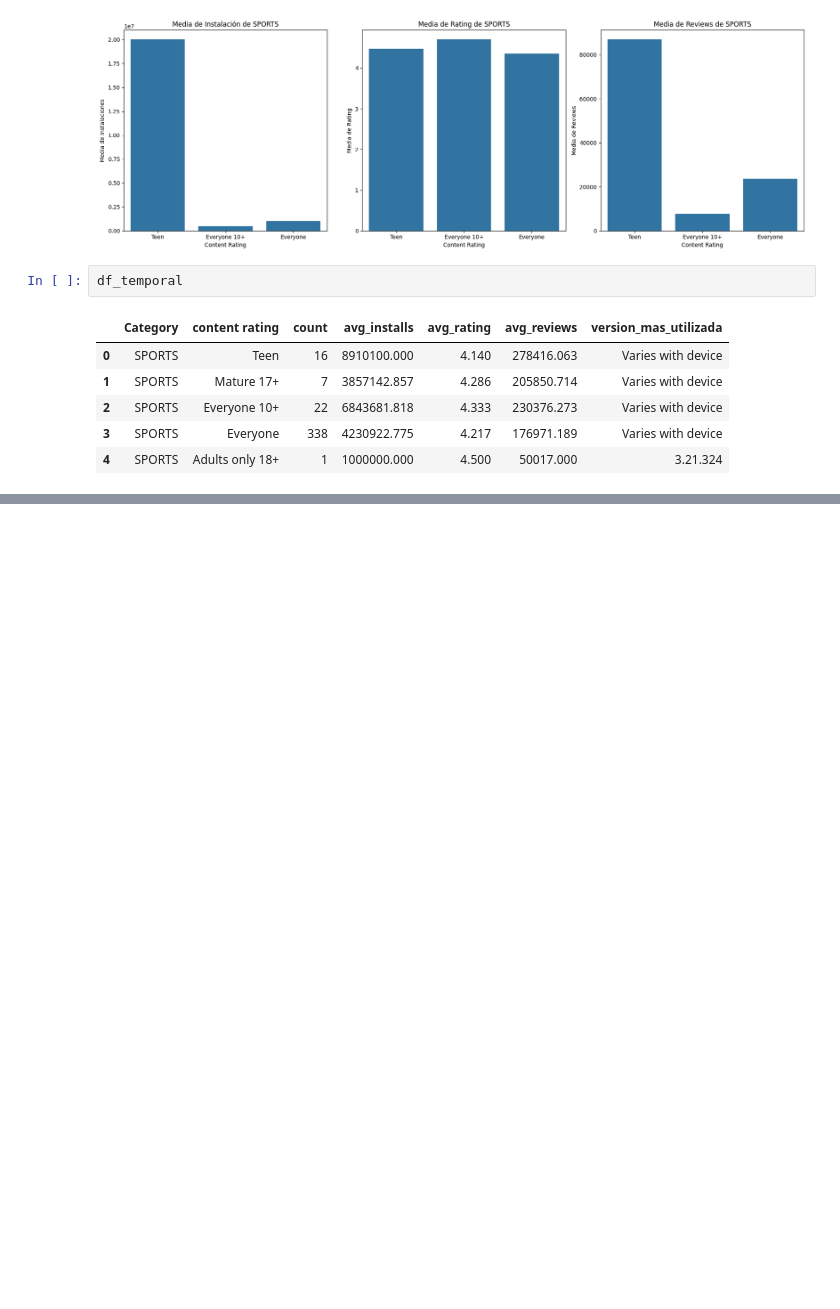
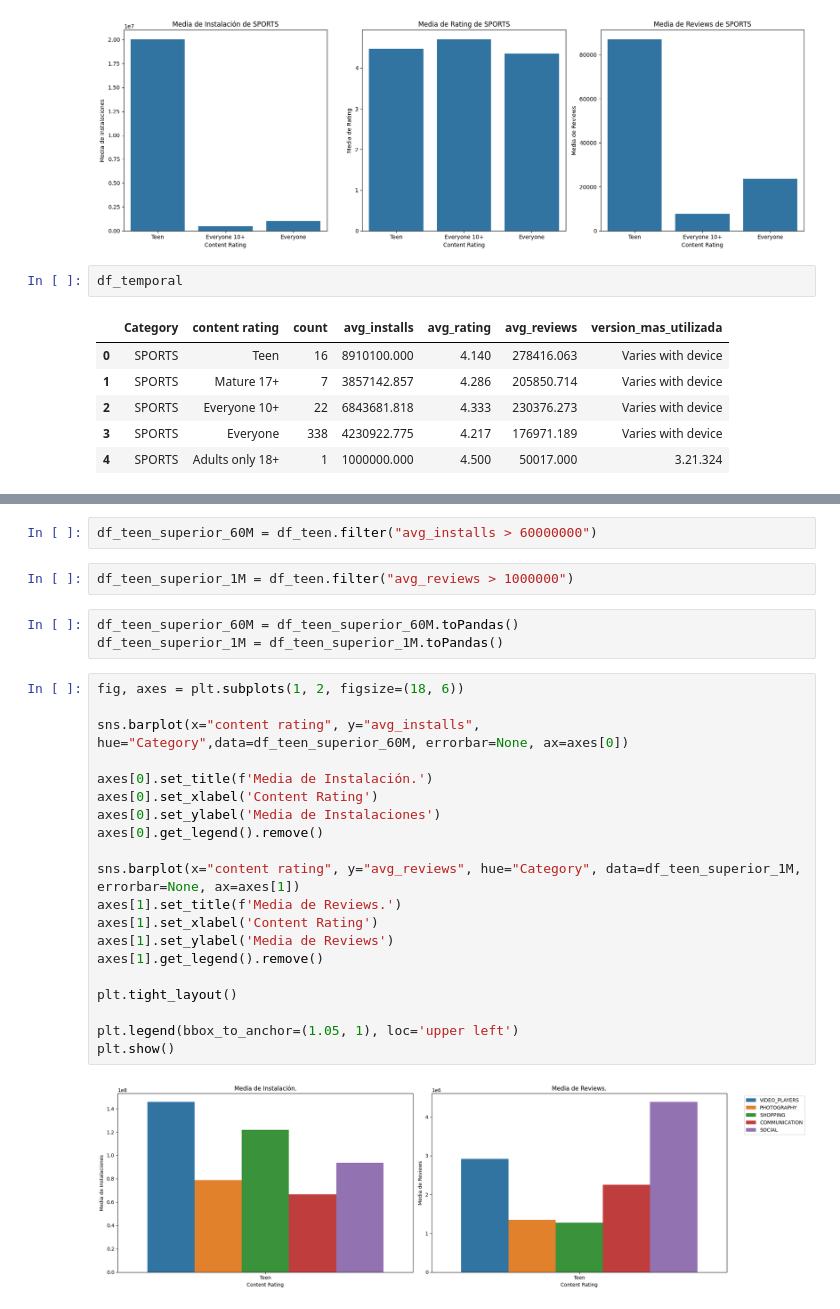
Before and after one commit to AdrianNiet/Manejo-datos-spark, a Jupyter notebook: notebooks/visualizar_datos.ipynb, the cells around one changed output, grey strips where cells are left out. Cells and saved outputs as stored; diff of their text form; blank space fills up the shorter version.

```diff
--- a/notebooks/visualizar_datos.ipynb
+++ b/notebooks/visualizar_datos.ipynb
@@ -282,0 +334,29 @@ plt.show()
+# %%
+df_teen_superior_60M = df_teen.filter("avg_installs > 60000000")
+# %%
+df_teen_superior_1M = df_teen.filter("avg_reviews > 1000000")
+# %%
+df_teen_superior_60M = df_teen_superior_60M.toPandas()
+df_teen_superior_1M = df_teen_superior_1M.toPandas()
+# %%
+fig, axes = plt.subplots(1, 2, figsize=(18, 6))
+
+sns.barplot(x="content rating", y="avg_installs", hue="Category",data=df_teen_superior_60M, errorbar=None, ax=axes[0])
+
+axes[0].set_title(f'Media de Instalación.')
+axes[0].set_xlabel('Content Rating')
+axes[0].set_ylabel('Media de Instalaciones')
+axes[0].get_legend().remove()
+
+sns.barplot(x="content rating", y="avg_reviews", hue="Category", data=df_teen_superior_1M, errorbar=None, ax=axes[1])
+axes[1].set_title(f'Media de Reviews.')
+axes[1].set_xlabel('Content Rating')
+axes[1].set_ylabel('Media de Reviews')
+axes[1].get_legend().remove()
+
+plt.tight_layout()
+
+plt.legend(bbox_to_anchor=(1.05, 1), loc='upper left')
+plt.show()
+# %% [output]
+[figure, added]
```
Also changed, not shown: parts of 5 cells of this notebook, 1 other file.
